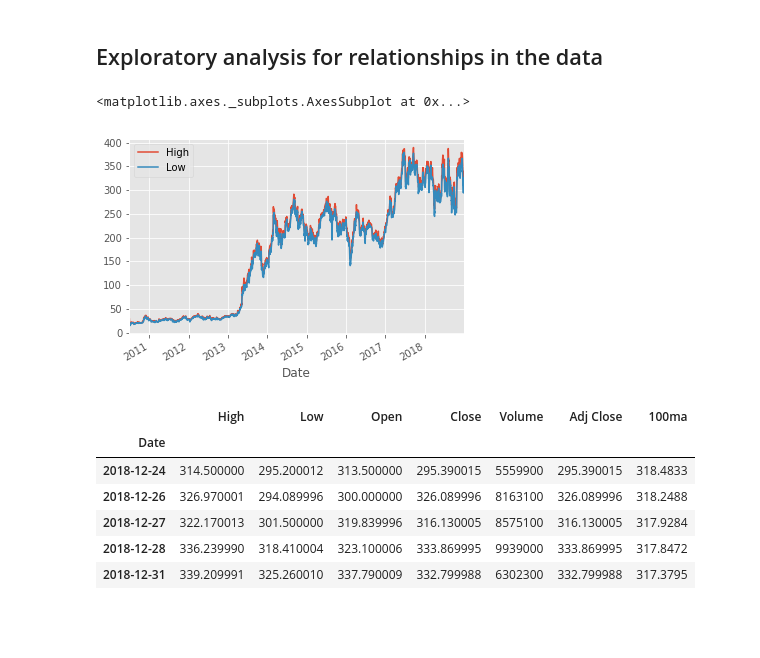
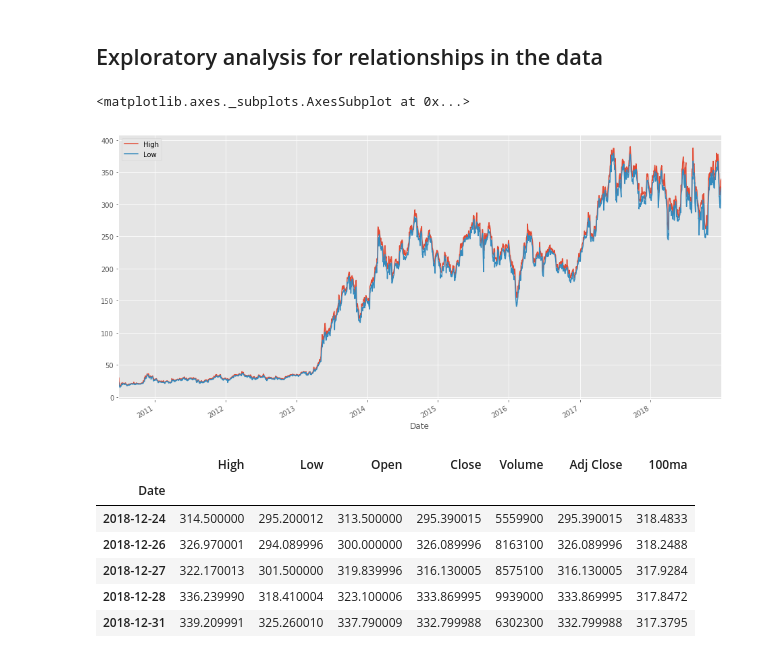
Before and after one commit to pugwala/FinancialExploratoryAnalysis, a Jupyter notebook: FinancialExploratoryAnalysis.ipynb, the cells around one changed output. Drawn from its saved outputs; the diff is of its cells as text; code cells hidden in the pictures; blank space fills up the shorter version.

```diff
--- a/FinancialExploratoryAnalysis.ipynb
+++ b/FinancialExploratoryAnalysis.ipynb
@@ -107,19 +10,22 @@ from financedataanalysis.data import *
 # %% [markdown]
 ## Exploratory analysis for relationships in the data
 # %%
+# Plot various stats from selected ticker data
 #
 start = dt.datetime(2000,1,1)
 end = dt.datetime(2018,12,31)
 df = web.DataReader('TSLA', 'yahoo', start, end)
 
 #df.head()
 df.to_csv('tsla.csv')
 df = pd.read_csv('tsla.csv', parse_dates=True, index_col=0)
-#df.plot()
+
+plt.rcParams['figure.figsize'] = [16, 8]
+
 #df['Adj Close'].plot()
 df[['High','Low']].plot()
 # %% [output]
 <matplotlib.axes._subplots.AxesSubplot at 0x...>
-[figure, old version]
+[figure, new version]
 # %%
 # Create 100 day rolling average data as a column in dataset
```
Also changed, not shown: parts of 12 cells of this notebook.
